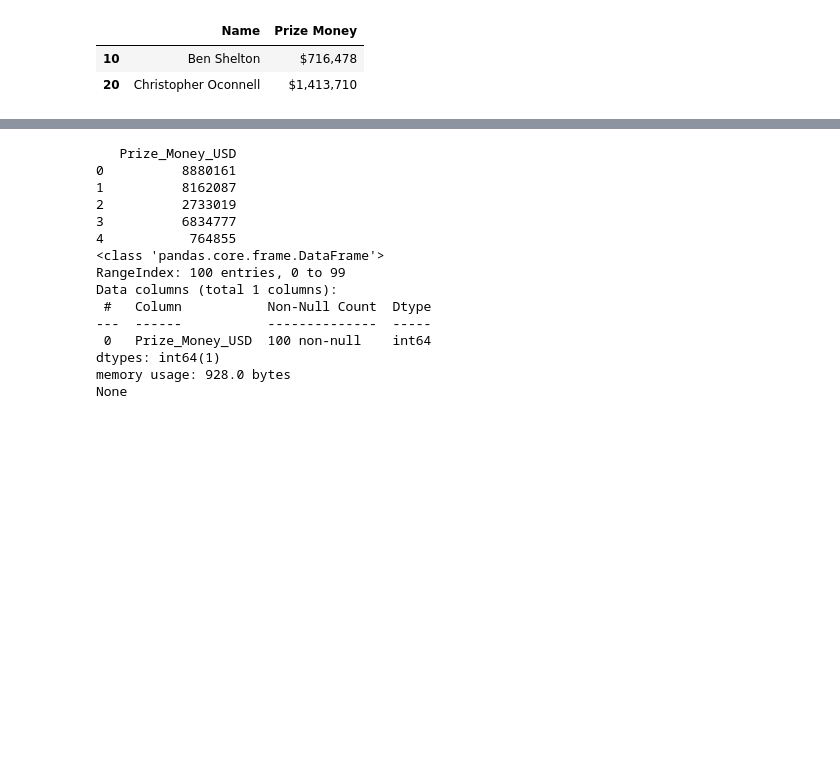
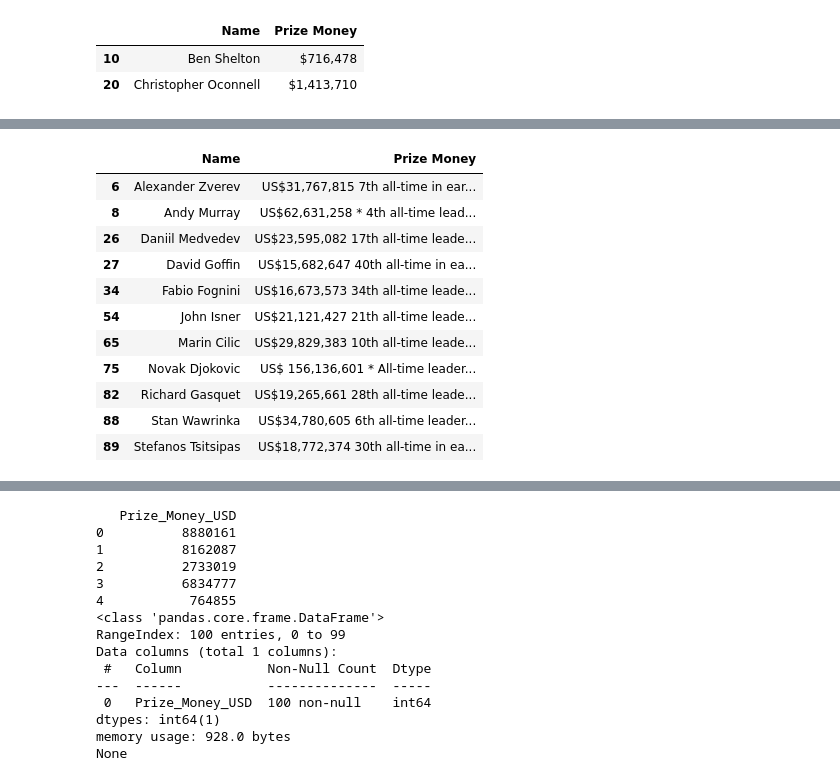
Before and after one commit to swb1113/ATP_data_analysis, a Jupyter notebook: atp_cleaning.ipynb, the cells around one changed output, grey strips where cells are left out. Cells and saved outputs as stored; diff of their text form; code cells hidden in the pictures; blank space fills up the shorter version.

Commit message:
Fixed Prize_Money_USD issue

```diff
--- a/atp_cleaning.ipynb
+++ b/atp_cleaning.ipynb
@@ -51,7 +116,7 @@ df.to_csv("atp_cleaning_1.csv")
 ### 4. Fixing playerss w/o h2h progress bar/percentage issue (Completed in Excel):
 # %%
 # Loading in Fixed Dataset:
-df = pd.read_csv(r"C:\Users\dwbae\OneDrive\Desktop\ATP_Web_Scrape\atp_cleaning_2.csv")
+df = pd.read_csv(r"C:\Users\dwbae\OneDrive\Desktop\ATP_data_analysis\atp_cleaning_2.csv")
 # %%
 # Checking if problem is fixed:
 df_f = df.iloc[[4,10,20,21,23,24,33,45,49,51,70,76,79,80,97,99]]
@@ -344,14 +406,3 @@ df.to_csv('atp_cleaning_3_2.csv', index=False)
-# %%
-import pandas as pd
-import numpy as np
-import warnings
-warnings.filterwarnings("ignore")
-
-pd.set_option('display.max_rows', 100)
-pd.set_option('display.max_columns', 100)
-
-# Reloading Dataset:
-df = pd.read_csv(r"C:\Users\dwbae\OneDrive\Desktop\ATP_Web_Scrape\atp_cleaning_3_2.csv")
 # %%
 # checking if columns were created correctly
 df[['Name','Hard_Matches_Won', 'Hard_Matches_Lost', 'Hard_Win_Percentage', 'Clay_Matches_Won', 'Clay_Matches_Lost', 'Clay_Win_Percentage', 'Carpet_Matches_Won', 'Carpet_Matches_Lost', 'Carpet_Win_Percentage', 'Grass_Matches_Won', 'Grass_Matches_Lost', 'Grass_Win_Percentage']].head(7)
@@ -393,5 +444,5 @@ memory usage: 61.1+ KB
 # %%
-df = df.drop(['Unnamed: 0.1', 'Unnamed: 0'], axis=1)
+df = df.drop(['Unnamed: 0'], axis=1)
 # %%
 df.info()
 
@@ -493,0 +562,15 @@ df[['Name', 'Prize Money']].iloc[[10,20]]
+# %%
+df[['Name', 'Prize Money']].iloc[[6,8,26,27,34,54,65,75,82,88,89]]
+# %% [output]
+|  | Name | Prize Money |
+| 6 | Alexander Zverev | US$31,767,815 7th all-time in ear... |
+| 8 | Andy Murray | US$62,631,258 * 4th all-time lead... |
+| 26 | Daniil Medvedev | US$23,595,082 17th all-time leade... |
+| 27 | David Goffin | US$15,682,647 40th all-time in ea... |
+| 34 | Fabio Fognini | US$16,673,573 34th all-time leade... |
+| 54 | John Isner | US$21,121,427 21th all-time leade... |
+| 65 | Marin Cilic | US$29,829,383 10th all-time leade... |
+| 75 | Novak Djokovic | US$ 156,136,601 * All-time leader... |
+| 82 | Richard Gasquet | US$19,265,661 28th all-time leade... |
+| 88 | Stan Wawrinka | US$34,780,605 6th all-time leader... |
+| 89 | Stefanos Tsitsipas | US$18,772,374 30th all-time in ea... |
```
Also changed, not shown: parts of 23 cells of this notebook, 4 other files.
